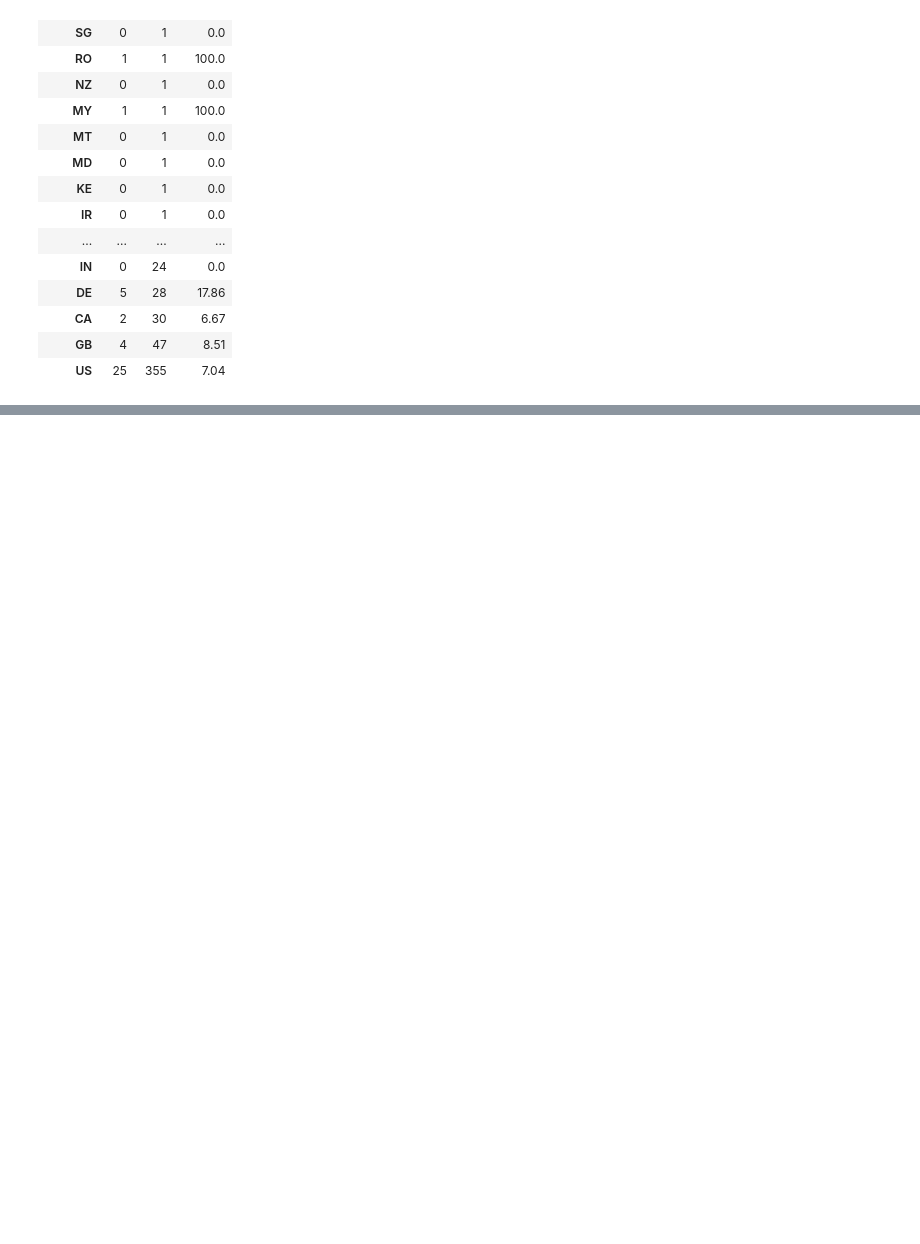
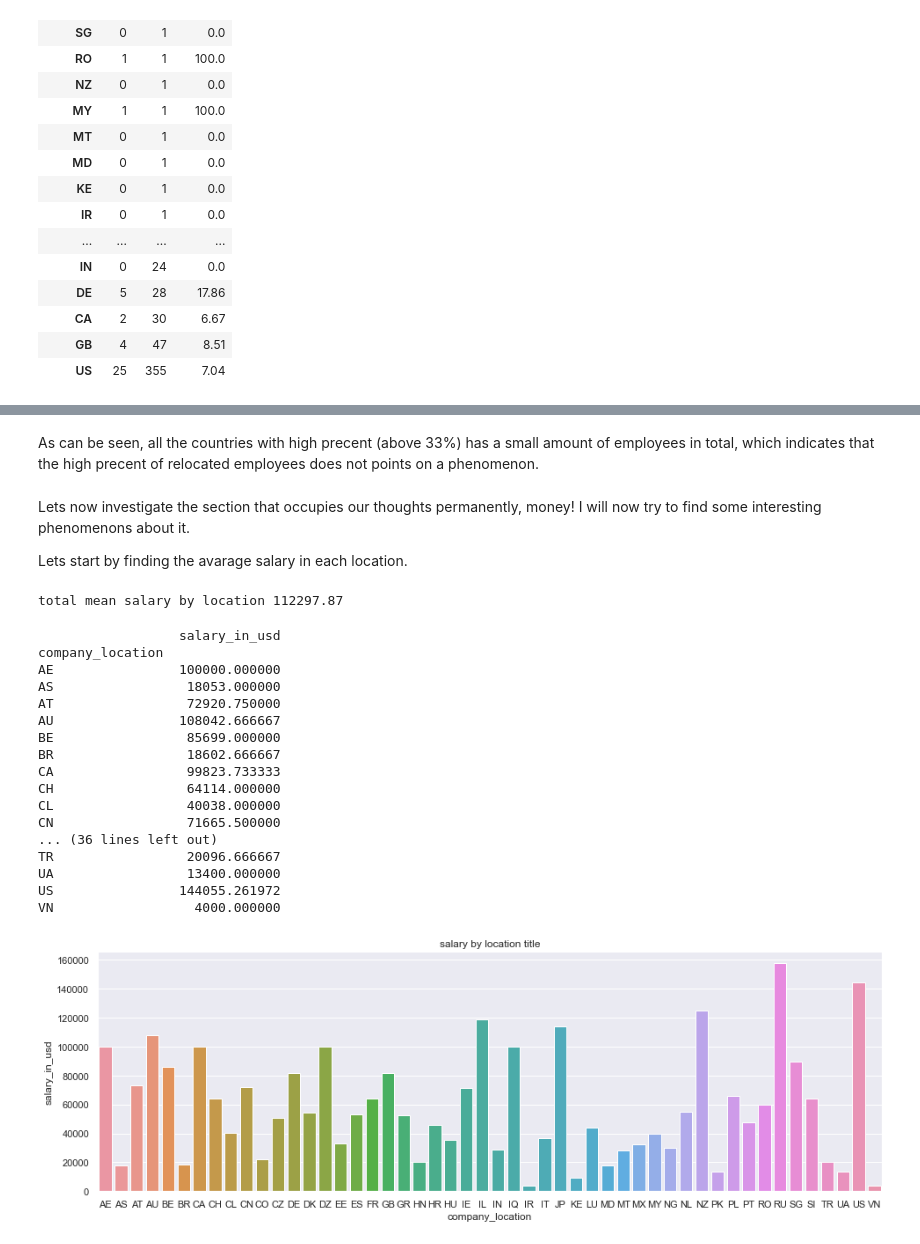
Before and after one commit to itamarKraitman/Data-Science-Salary-Analysis, a Jupyter notebook: Data Science Salary Analysis.ipynb, the cells around one changed output, grey strips where cells are left out. Drawn from its saved outputs; the diff is of its cells as text; code cells hidden in the pictures; blank space fills up the shorter version.

```diff
--- a/Data Science Salary Analysis.ipynb
+++ b/Data Science Salary Analysis.ipynb
@@ -245,0 +241,40 @@ Lets start by finding the avarage salary in each location.
+# %% [markdown]
+As can be seen, all the countries with high precent (above 33%) has a small amount of employees in total, which indicates that the high precent of relocated employees does not points on a phenomenon.
+# %% [markdown]
+Lets now investigate the section that occupies our thoughts permanently, money! I will now try to find some interesting phenomenons about it.
+
+Lets start by finding the avarage salary in each location.
+# %%
+print("total mean salary by location {:.2f}".format(raw_data['salary_in_usd'].mean()))
+# %% [output]
+total mean salary by location 112297.87
+# %%
+mean_salary_by_location = pd.DataFrame(data=raw_data.groupby('company_location')['salary_in_usd'].mean())
+print(mean_salary_by_location)
+
+pd.DataFrame(data=mean_salary_by_location).sort_values('salary_in_usd', ascending=False)
+
+mean_salary_by_location
+sns.set(rc={'figure.figsize':(16,5)})
+sns.barplot(x=mean_salary_by_location.index,y='salary_in_usd',data=mean_salary_by_location).set(title='salary by location title')
+
+plt.show()
+# %% [output]
+                  salary_in_usd
+company_location
+AE                100000.000000
+AS                 18053.000000
+AT                 72920.750000
+AU                108042.666667
+BE                 85699.000000
+BR                 18602.666667
+CA                 99823.733333
+CH                 64114.000000
+CL                 40038.000000
+CN                 71665.500000
+... (36 lines left out)
+TR                 20096.666667
+UA                 13400.000000
+US                144055.261972
+VN                  4000.000000
+[figure, added]
```
Also changed, not shown: parts of 10 cells of this notebook.
